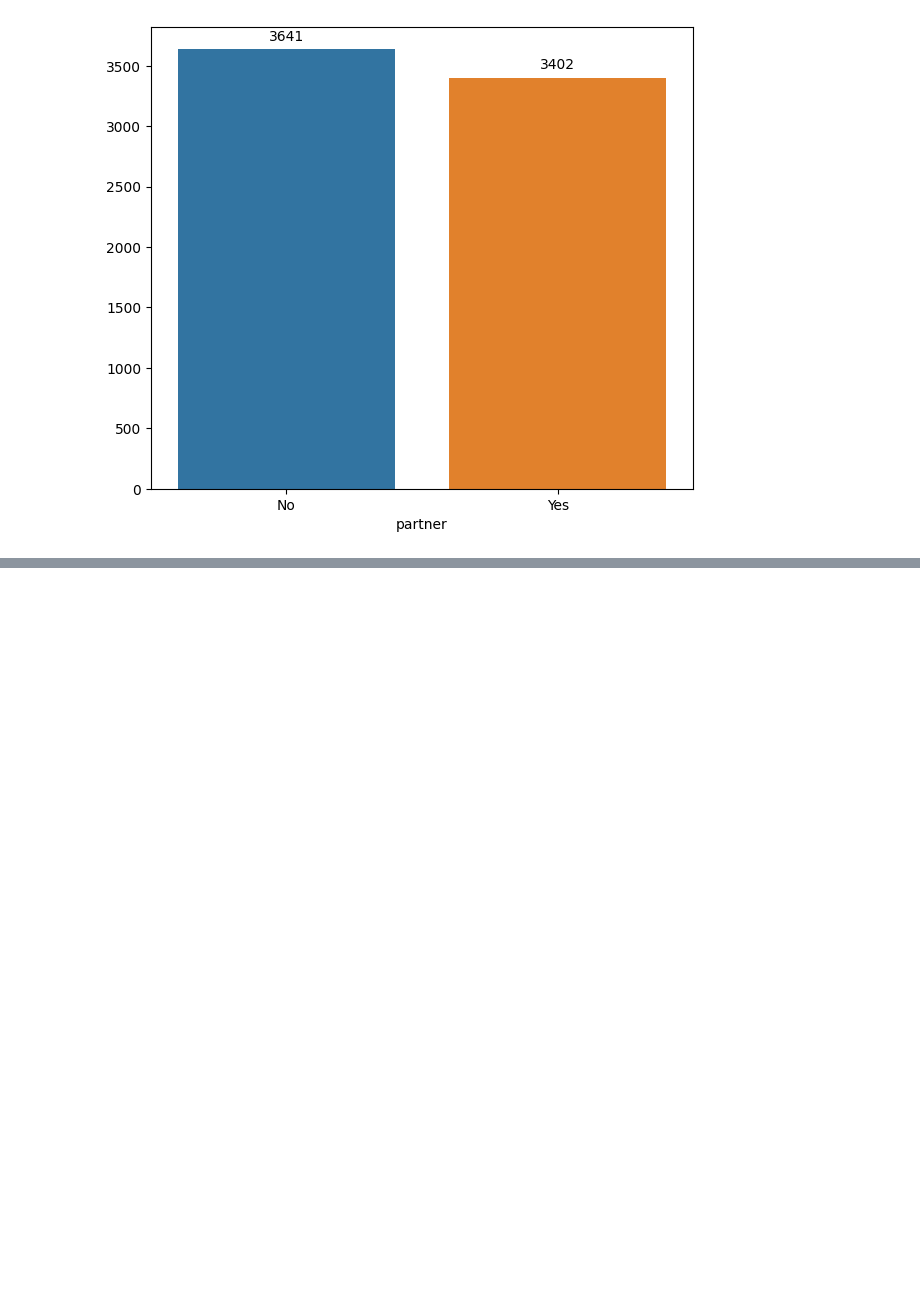
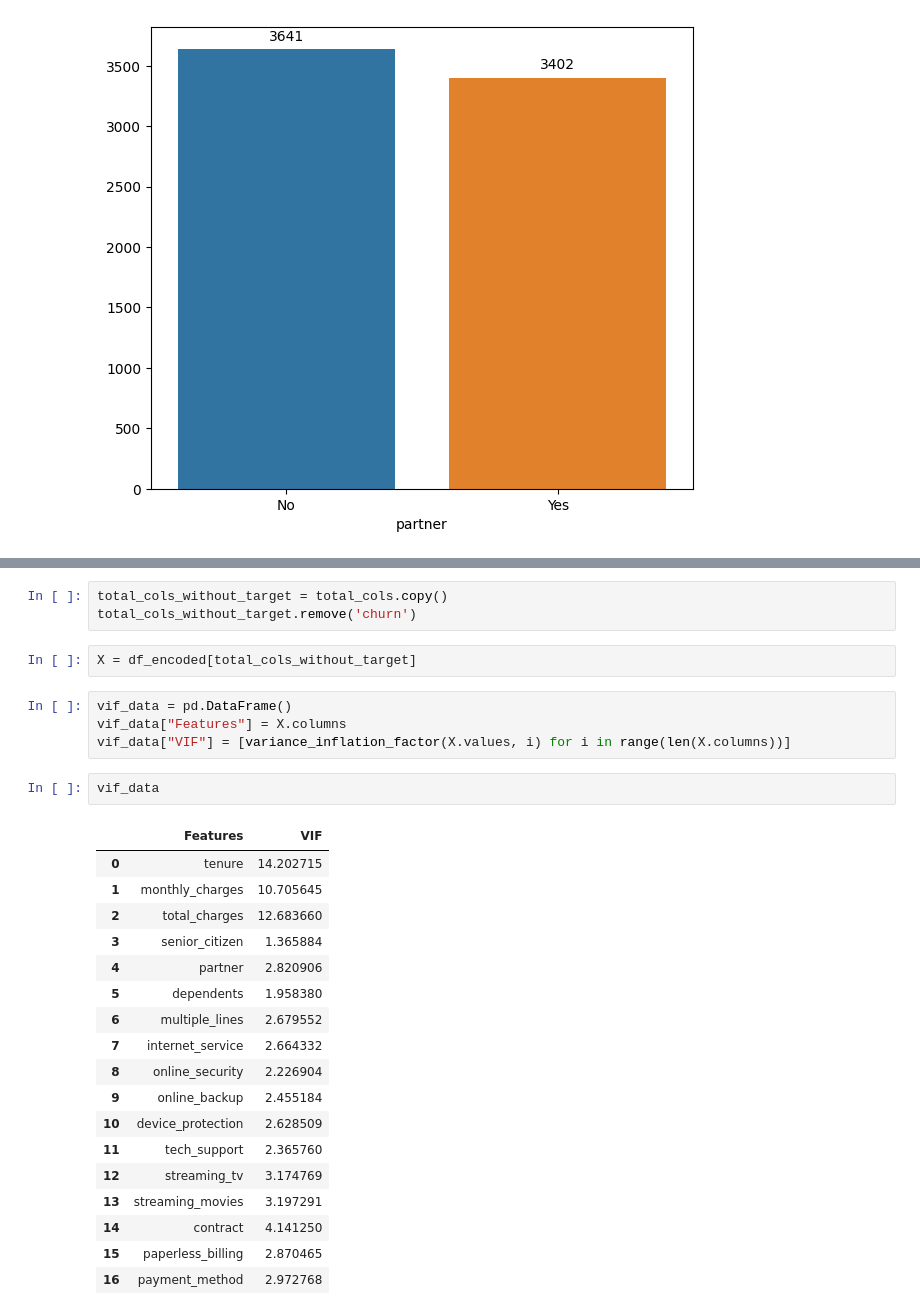
Before and after one commit to Nishan-k/Churn-prediction-and-analysis, a Jupyter notebook: customer_churn_ml/model.ipynb, the cells around one changed output, grey strips where cells are left out. Drawn from its saved outputs; the diff is of its cells as text; blank space fills up the shorter version.

```diff
--- a/customer_churn_ml/model.ipynb
+++ b/customer_churn_ml/model.ipynb
@@ -238,0 +321,30 @@ monthly_charges: p-value = 1.8852727784255517e-18
+# %%
+total_cols_without_target = total_cols.copy()
+total_cols_without_target.remove('churn')
+# %%
+X = df_encoded[total_cols_without_target]
+# %%
+vif_data = pd.DataFrame()
+vif_data["Features"] = X.columns
+vif_data["VIF"] = [variance_inflation_factor(X.values, i) for i in range(len(X.columns))]
+# %%
+vif_data
+# %% [output]
+|  | Features | VIF |
+| 0 | tenure | 14.202715 |
+| 1 | monthly_charges | 10.705645 |
+| 2 | total_charges | 12.683660 |
+| 3 | senior_citizen | 1.365884 |
+| 4 | partner | 2.820906 |
+| 5 | dependents | 1.958380 |
+| 6 | multiple_lines | 2.679552 |
+| 7 | internet_service | 2.664332 |
+| 8 | online_security | 2.226904 |
+| 9 | online_backup | 2.455184 |
+| 10 | device_protection | 2.628509 |
+| 11 | tech_support | 2.365760 |
+| 12 | streaming_tv | 3.174769 |
+| 13 | streaming_movies | 3.197291 |
+| 14 | contract | 4.141250 |
+| 15 | paperless_billing | 2.870465 |
+| 16 | payment_method | 2.972768 |
```
Also changed, not shown: parts of 31 cells of this notebook.
